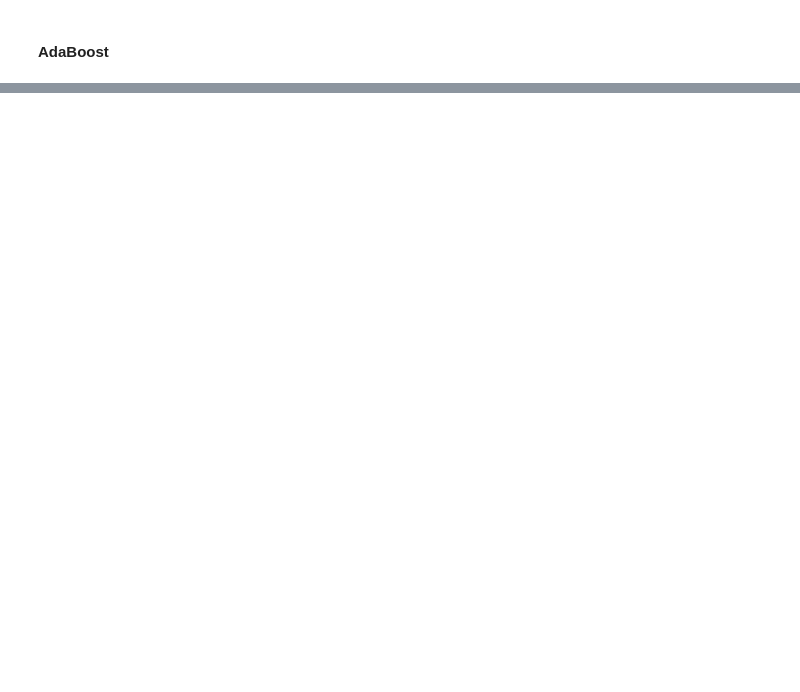
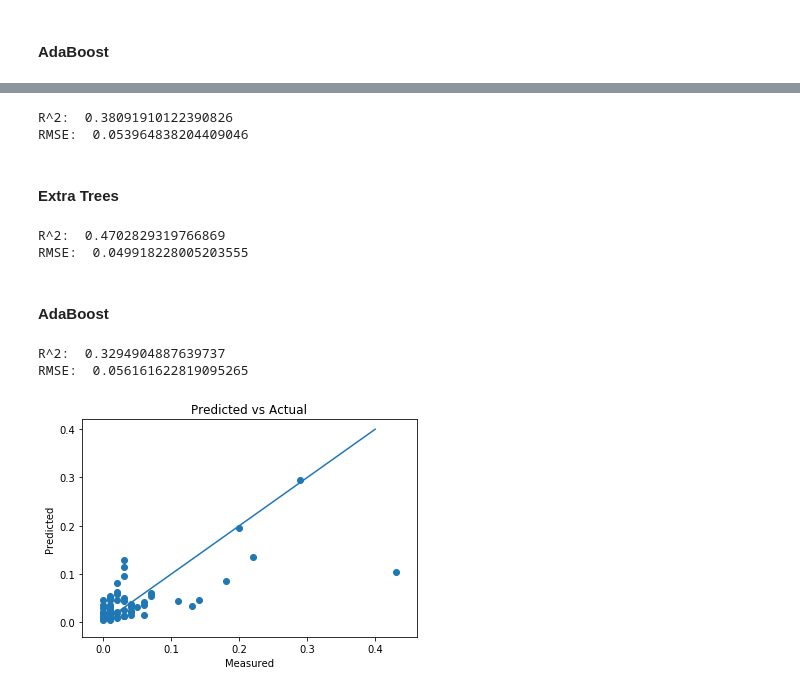
Before and after one commit to ugysteel/Mongolian-Data-Stories, a Jupyter notebook: Livestock Risk Index/MDVI.ipynb, the cells around one changed output, grey strips where cells are left out. Saved outputs shown, nothing was run; the diff lists cells and outputs as text; code cells hidden in the pictures; blank space fills up the shorter version.

```diff
--- a/Livestock Risk Index/MDVI.ipynb
+++ b/Livestock Risk Index/MDVI.ipynb
@@ -551,0 +429,7 @@ plt.show()
+# %%
+y = train['livestock_loss']
+X = train.drop(columns=['livestock_loss'],axis=1)
+# %%
+from sklearn.model_selection import train_test_split
+
+X_train, X_test, y_train, y_test = train_test_split(X, y, test_size=0.30, random_state=24)
@@ -551,0 +495,69 @@ plt.show()
+# %%
+from sklearn.ensemble import RandomForestRegressor
+
+params = {"model_type": "Random Forest",
+          "random_state": 42,
+          "n_estimators": 700
+          }
+
+rf = RandomForestRegressor(random_state=params['random_state'], n_estimators=params['n_estimators'])
+rf.fit(X_train,y_train)
+
+rf_pred = rf.predict(X_test)
+rf_score = rf.score(X_test, y_test)
+rf_rmse = np.sqrt((mean_squared_error(y_test, rf_pred)))
+
+print("R^2: ", rf_score)
+print("RMSE: ", rf_rmse)
+# %% [output]
+R^2:  0.38091910122390826
+RMSE:  0.053964838204409046
+# %% [markdown]
+#### Extra Trees
+# %%
+from sklearn.ensemble import ExtraTreesRegressor
+
+extra = ExtraTreesRegressor(random_state=42,
+                            n_estimators=100)
+extra.fit(X_train,y_train)
+
+extra_pred = extra.predict(X_test)
+extra_score = extra.score(X_test, y_test)
+extra_rmse = np.sqrt((mean_squared_error(y_test, extra_pred)))
+
+print("R^2: ", extra_score)
+print("RMSE: ", extra_rmse)
+# %% [output]
+R^2:  0.4702829319766869
+RMSE:  0.049918228005203555
+# %% [markdown]
+#### AdaBoost
+# %%
+from sklearn.ensemble import AdaBoostRegressor
+
+params = {"model_type": "AdaBoost",
+          "random_state": 42,
+          "n_estimators": 300
+          }
+
+ada = AdaBoostRegressor(random_state=params['random_state'], n_estimators=params['n_estimators'])
+ada.fit(X_train,y_train)
+
+ada_pred = ada.predict(X_test)
+ada_score = ada.score(X_test, y_test)
+ada_rmse = np.sqrt((mean_squared_error(y_test, ada_pred)))
+
+print("R^2: ", ada_score)
+print("RMSE: ", ada_rmse)
+# %% [output]
+R^2:  0.3294904887639737
+RMSE:  0.056161622819095265
+# %%
+plt.scatter(y_test, extra_pred)
+plt.plot(np.linspace(0, .4, 1000),np.linspace(0, .4, 1000))
+plt.xlabel('Measured')
+plt.ylabel('Predicted')
+plt.title('Predicted vs Actual')
+plt.show()
+# %% [output]
+[figure, added]
```
Also changed, not shown: parts of 37 cells of this notebook, 1 other file.
